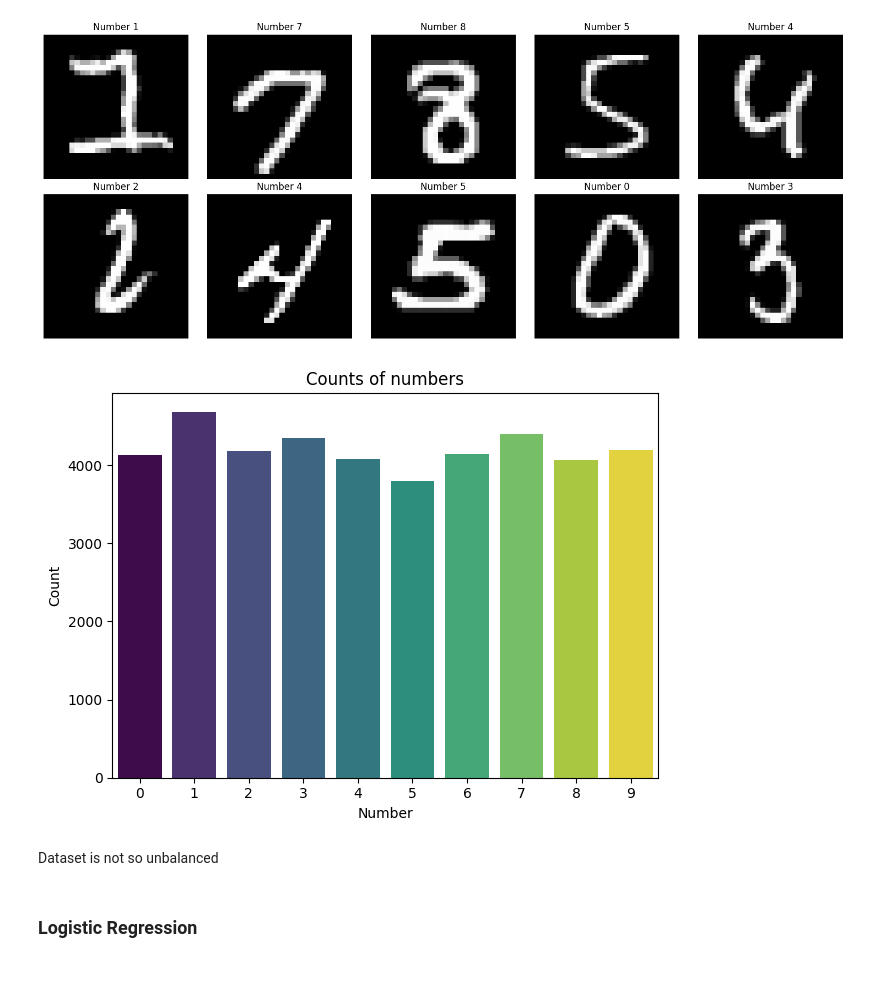
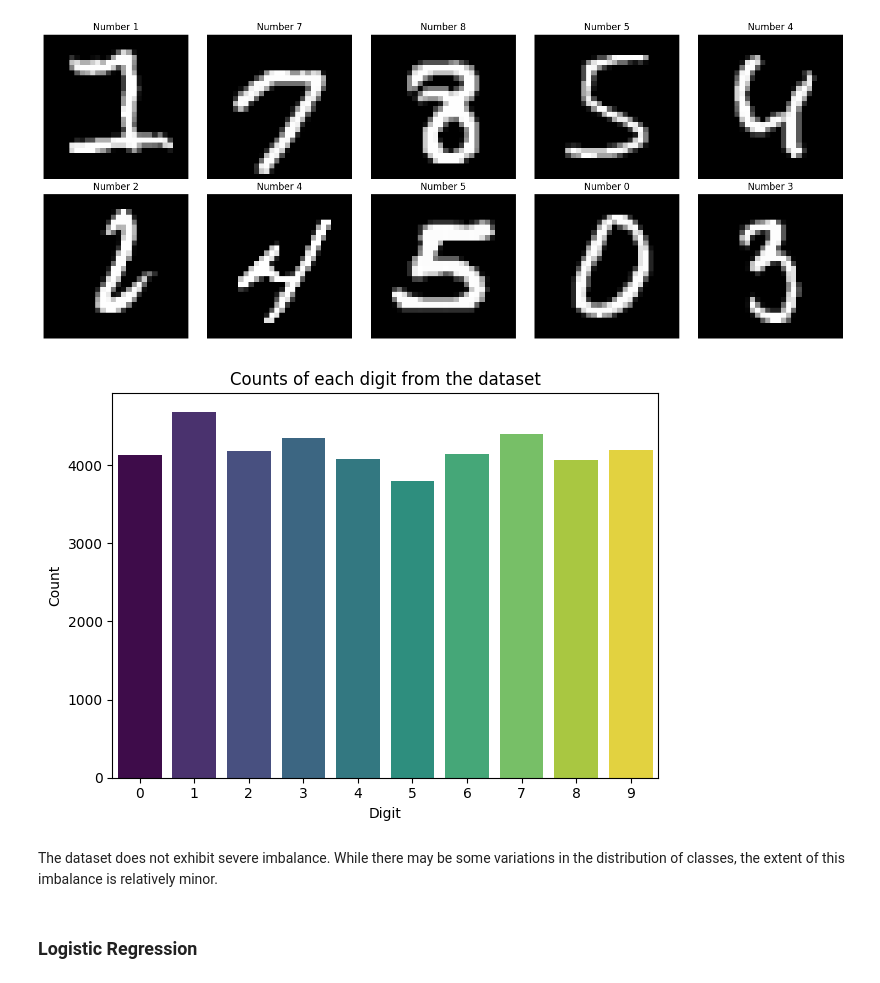
Before and after one commit to matuneville/ml-projects, a Jupyter notebook: projects/handwritten-digits-recognition/logistic-regression-digits-recognizer.ipynb, the cells around one changed output. Saved outputs shown, nothing was run; the diff lists cells and outputs as text; code cells hidden in the pictures.

```diff
--- a/projects/handwritten-digits-recognition/logistic-regression-digits-recognizer.ipynb
+++ b/projects/handwritten-digits-recognition/logistic-regression-digits-recognizer.ipynb
@@ -47,15 +47,15 @@ plt.tight_layout()
 import seaborn as sns
 # %%
 sns.countplot(data=df, x='label', palette='viridis', hue='label')
-plt.title('Counts of numbers')
-plt.xlabel('Number')
+plt.title('Counts of each digit from the dataset')
+plt.xlabel('Digit')
 plt.ylabel('Count')
 plt.legend([],[], frameon=False)
 plt.tight_layout()
 # %% [output]
-[figure, old version]
+[figure, new version]
-# %% [markdown]
-Dataset is not so unbalanced
+# %% [markdown]
+The dataset does not exhibit severe imbalance. While there may be some variations in the distribution of classes, the extent of this imbalance is relatively minor.
 # %% [markdown]
 ### Logistic Regression
 # %% [markdown]
```
Also changed, not shown: parts of 6 cells of this notebook.
